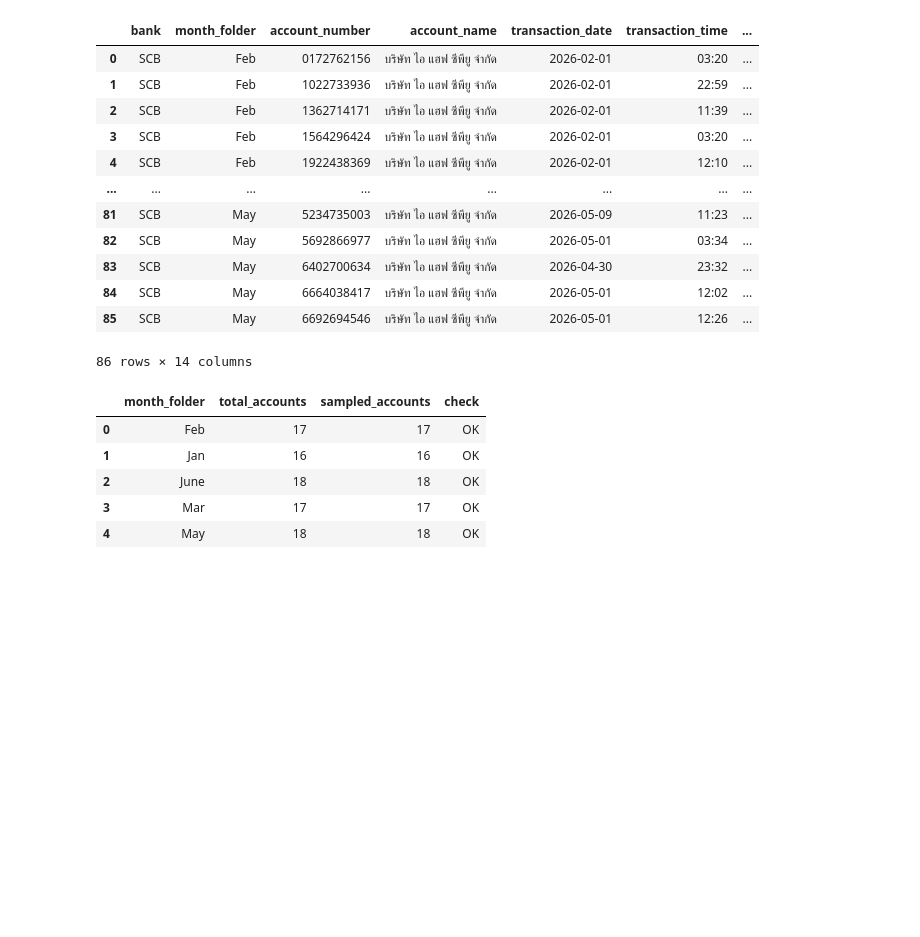
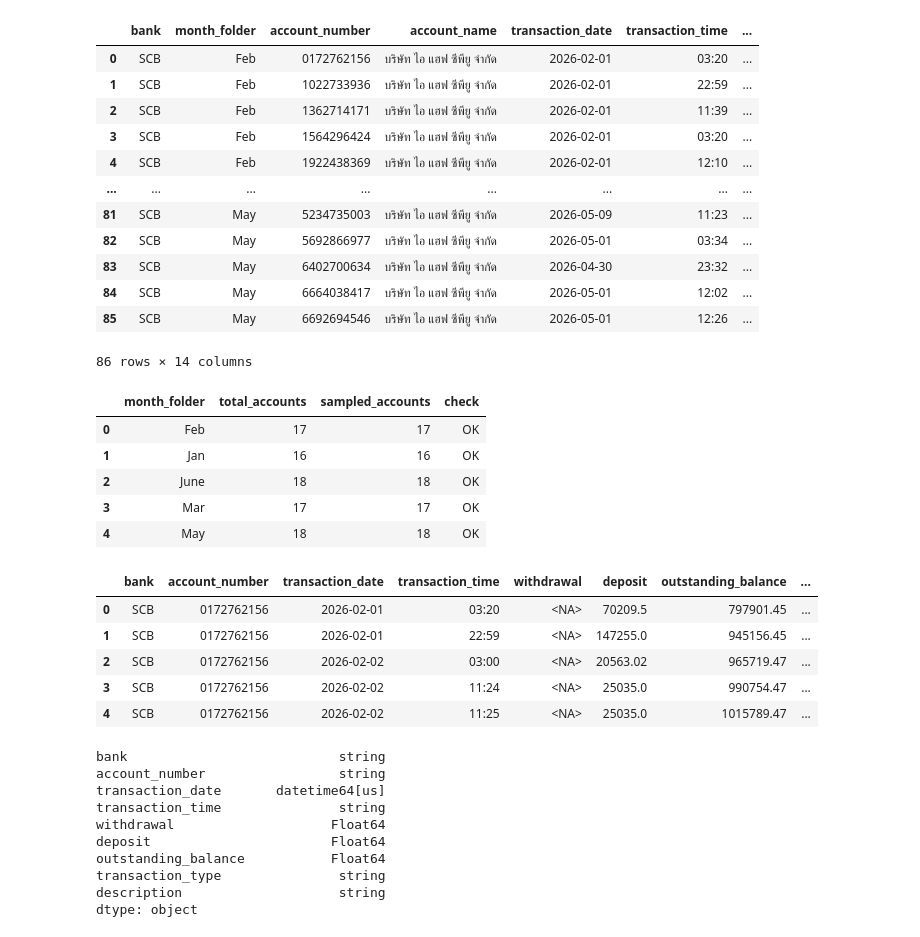
Before and after one commit to tawanwetaya-debug/bank_statement, a Jupyter notebook: Python_Command/SCB.ipynb, the cells around one changed output. Drawn from its saved outputs; the diff is of its cells as text; code cells hidden in the pictures; blank space fills up the shorter version.

```diff
--- a/Python_Command/SCB.ipynb
+++ b/Python_Command/SCB.ipynb
@@ -6,9 +6,10 @@ from pathlib import Path
 notebook_folder = Path.cwd()
 project_folder = notebook_folder.parent
 
+year = 2026
 scb_folder = (
     project_folder
-    / "Year_End_2026"
+    / f"Year_End_{year}"
     / "SCB_Account"
 )
 
@@ -583,3 +584,80 @@ display(count_validation)
 | 2 | June | 18 | 18 | OK |
 | 3 | Mar | 17 | 17 | OK |
 | 4 | May | 18 | 18 | OK |
+# %%
+import pandas as pd
+
+scb_df = scb_df.copy()
+
+# Clean column names
+scb_df.columns = (
+    scb_df.columns
+    .astype(str)
+    .str.strip()
+    .str.lower()
+)
+
+# Convert date
+scb_df["transaction_date"] = pd.to_datetime(
+    scb_df["transaction_date"],
+    errors="coerce"
+)
+
+# Clean transaction time
+scb_df["transaction_time"] = (
+    scb_df["transaction_time"]
+    .astype("string")
+    .str.strip()
+    .replace(["", "nan", "NaN", "<NA>"], pd.NA)
+)
+
+# Convert numeric columns
+for column in ["withdrawal", "deposit", "outstanding_balance"]:
+    scb_df[column] = pd.to_numeric(
+        scb_df[column],
+        errors="coerce"
+    )
+
+# Change zero values to missing, matching KBANK format
+scb_df["withdrawal"] = scb_df["withdrawal"].mask(
+    scb_df["withdrawal"].eq(0)
+)
+
+scb_df["deposit"] = scb_df["deposit"].mask(
+    scb_df["deposit"].eq(0)
+)
+
+# Keep the same KBANK standardized columns
+col = [
+    "bank",
+    "account_number",
+    "transaction_date",
+    "transaction_time",
+    "withdrawal",
+    "deposit",
+    "outstanding_balance",
+    "transaction_type",
+    "description"
+]
+
+scb_df = scb_df[col]
+
+display(scb_df.head())
+print(scb_df.dtypes)
+# %% [output]
+|  | bank | account_number | transaction_date | transaction_time | withdrawal | deposit | outstanding_balance | ... |
+| 0 | SCB | 0172762156 | 2026-02-01 | 03:20 | <NA> | 70209.5 | 797901.45 | ... |
+| 1 | SCB | 0172762156 | 2026-02-01 | 22:59 | <NA> | 147255.0 | 945156.45 | ... |
+| 2 | SCB | 0172762156 | 2026-02-02 | 03:00 | <NA> | 20563.02 | 965719.47 | ... |
+| 3 | SCB | 0172762156 | 2026-02-02 | 11:24 | <NA> | 25035.0 | 990754.47 | ... |
+| 4 | SCB | 0172762156 | 2026-02-02 | 11:25 | <NA> | 25035.0 | 1015789.47 | ... |
+bank                           string
+account_number                 string
+transaction_date       datetime64[us]
+transaction_time               string
+withdrawal                    Float64
+deposit                       Float64
+outstanding_balance           Float64
+transaction_type               string
+description                    string
+dtype: object
```
Also changed, not shown: parts of 2 cells of this notebook, 8 other files.
